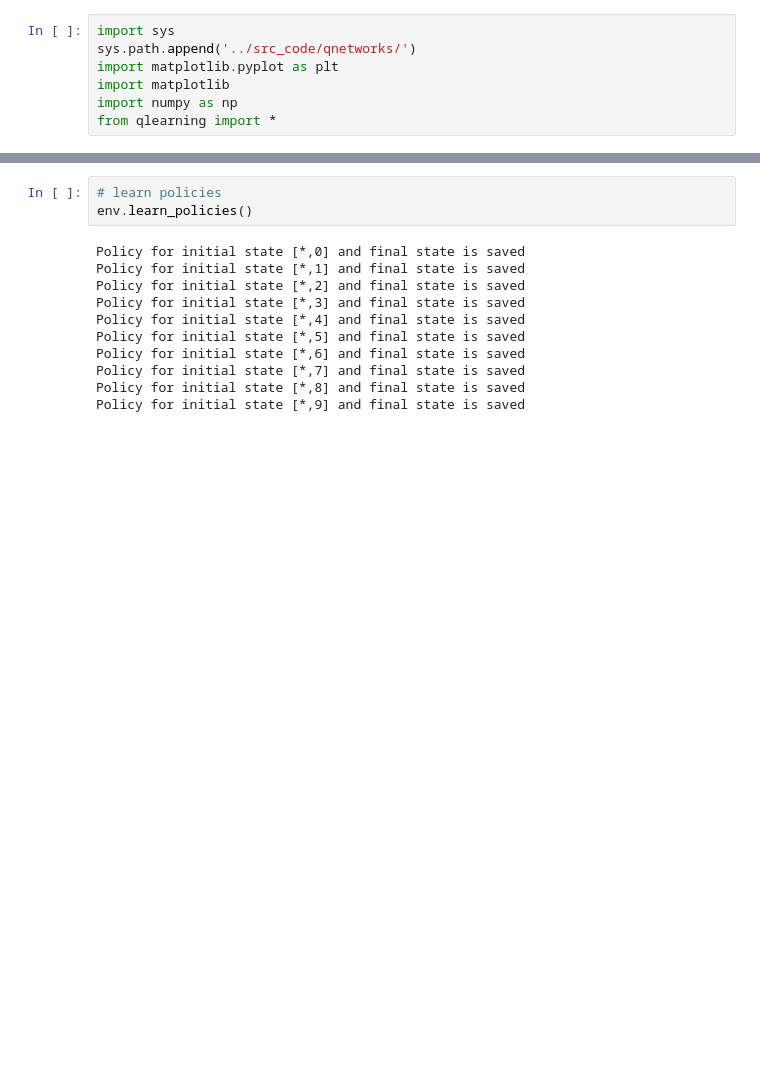
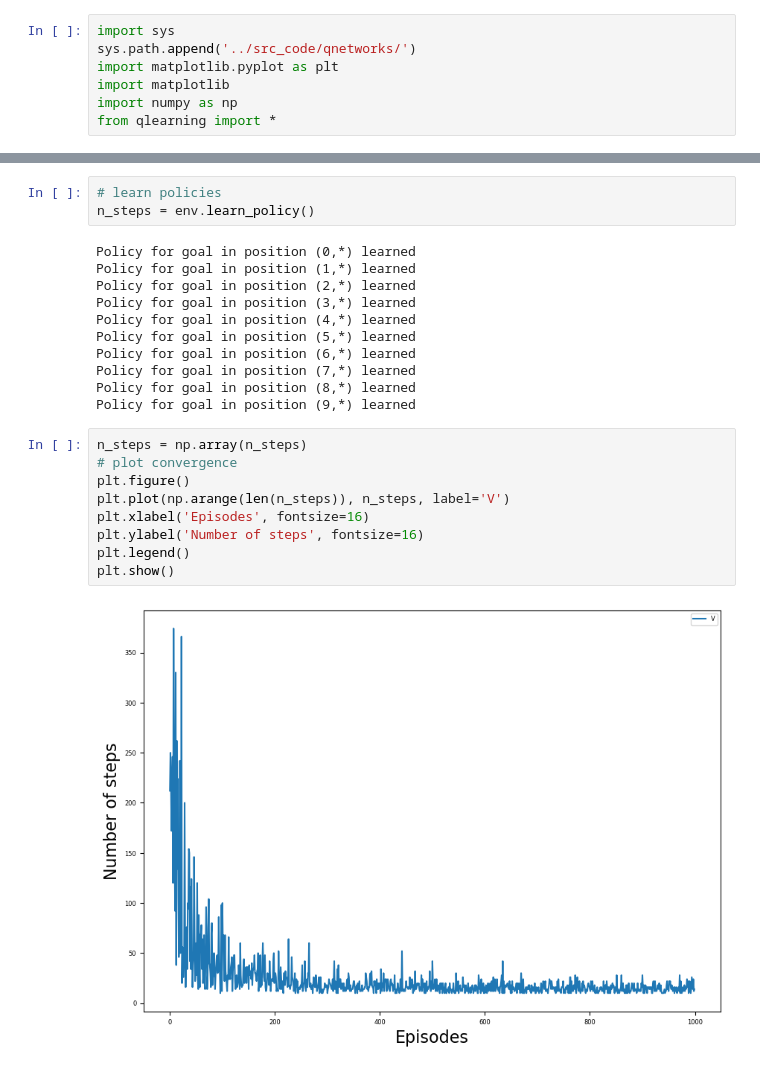
Before and after one commit to erikalena/Deep-QNetworks, a Jupyter notebook: notebook/01_qlearning.ipynb, the cells around one changed output, grey strips where cells are left out. Cells and saved outputs as stored; diff of their text form; blank space fills up the shorter version.

```diff
--- a/notebook/01_qlearning.ipynb
+++ b/notebook/01_qlearning.ipynb
@@ -23,17 +23,28 @@ env.render()
 # %%
 # learn policies
-env.learn_policies()
+n_steps = env.learn_policy()
 # %% [output]
-Policy for initial state [*,0] and final state is saved
-Policy for initial state [*,1] and final state is saved
-Policy for initial state [*,2] and final state is saved
-Policy for initial state [*,3] and final state is saved
-Policy for initial state [*,4] and final state is saved
-Policy for initial state [*,5] and final state is saved
-Policy for initial state [*,6] and final state is saved
-Policy for initial state [*,7] and final state is saved
-Policy for initial state [*,8] and final state is saved
-Policy for initial state [*,9] and final state is saved
+Policy for goal in position (0,*) learned
+Policy for goal in position (1,*) learned
+Policy for goal in position (2,*) learned
+Policy for goal in position (3,*) learned
+Policy for goal in position (4,*) learned
+Policy for goal in position (5,*) learned
+Policy for goal in position (6,*) learned
+Policy for goal in position (7,*) learned
+Policy for goal in position (8,*) learned
+Policy for goal in position (9,*) learned
+# %%
+n_steps = np.array(n_steps)
+# plot convergence
+plt.figure()
+plt.plot(np.arange(len(n_steps)), n_steps, label='V')
+plt.xlabel('Episodes', fontsize=16)
+plt.ylabel('Number of steps', fontsize=16)
+plt.legend()
+plt.show()
+# %% [output]
+[figure, added]
 # %%
 env.render_policy(goal_idx=45) # random index for reward
 # %% [output]
```
Also changed, not shown: parts of 2 cells of this notebook, 2 other files.
